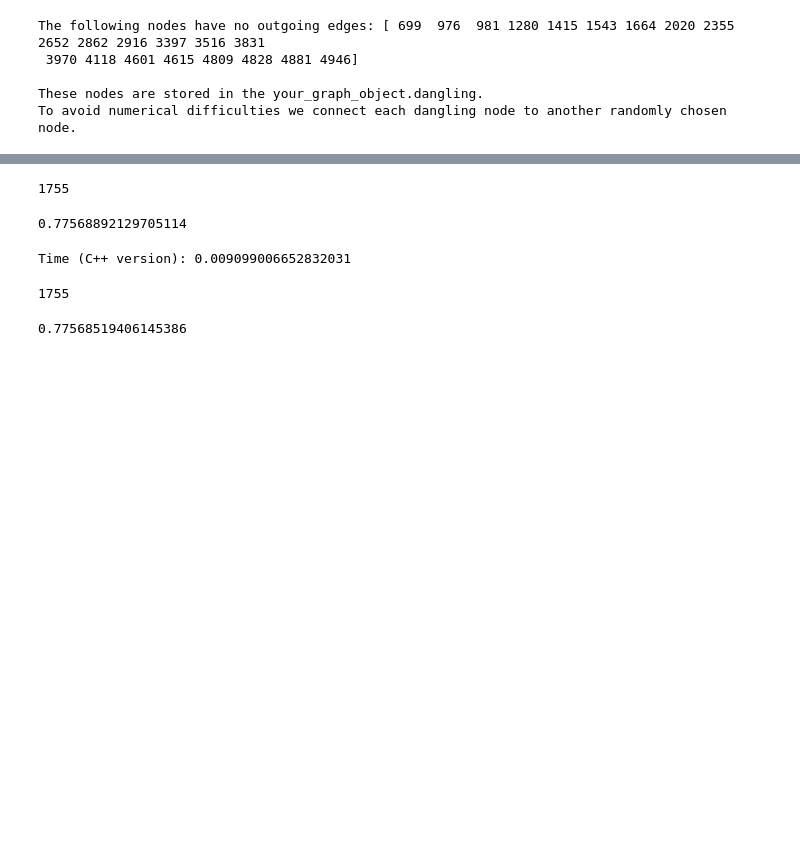
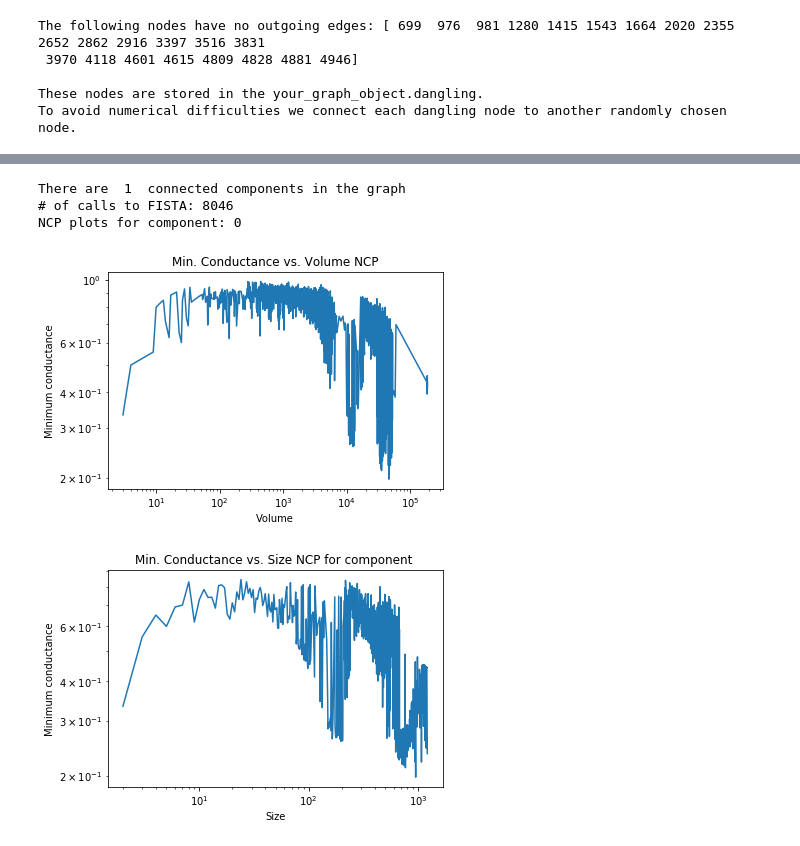
Before and after one commit to kfoynt/LocalGraphClustering, a Jupyter notebook: notebooks/examples.ipynb, the cells around one changed output, grey strips where cells are left out. Drawn from its saved outputs; the diff is of its cells as text; code cells hidden in the pictures; blank space fills up the shorter version.

```diff
--- a/notebooks/examples.ipynb
+++ b/notebooks/examples.ipynb
@@ -142,25 +64,9 @@ Time (C++ version): 0.009144783020019531
-# %%
-np.count_nonzero(output_l1reg_fast[0])
-# %% [output]
-1755
-# %%
-sum(output_l1reg_fast[0])
-# %% [output]
-0.77568892129705114
-# %%
-ys = [[0.0]*g._num_vertices]
-start = time.time()
-output_l1reg_fast = l1reg_fast.produce([g],[0],ys = ys,rho=1.0e-5,alpha=1.0e-1,iterations=1000000,epsilon=1.0e-2)
-output_sc_fast = sc_fast.produce([g],p=output_l1reg_fast[0])
-end = time.time()
-print("Time (C++ version):", end - start)
-# %% [output]
-Time (C++ version): 0.009099006652832031
-# %%
-np.count_nonzero(output_l1reg_fast[0])
-# %% [output]
-1755
-# %%
-sum(output_l1reg_fast[0])
-# %% [output]
-0.77568519406145386
+# %%
+ncp_instance = ncp.Ncp()
+output_ncp = ncp_instance.produce([g],1,timeout_ncp = 1000)
+# %% [output]
+There are  1  connected components in the graph
+# of calls to FISTA: 8046
+NCP plots for component: 0
+[figure, added]
+[figure, added]
```
Also changed, not shown: parts of 9 cells of this notebook, 8 other files.
